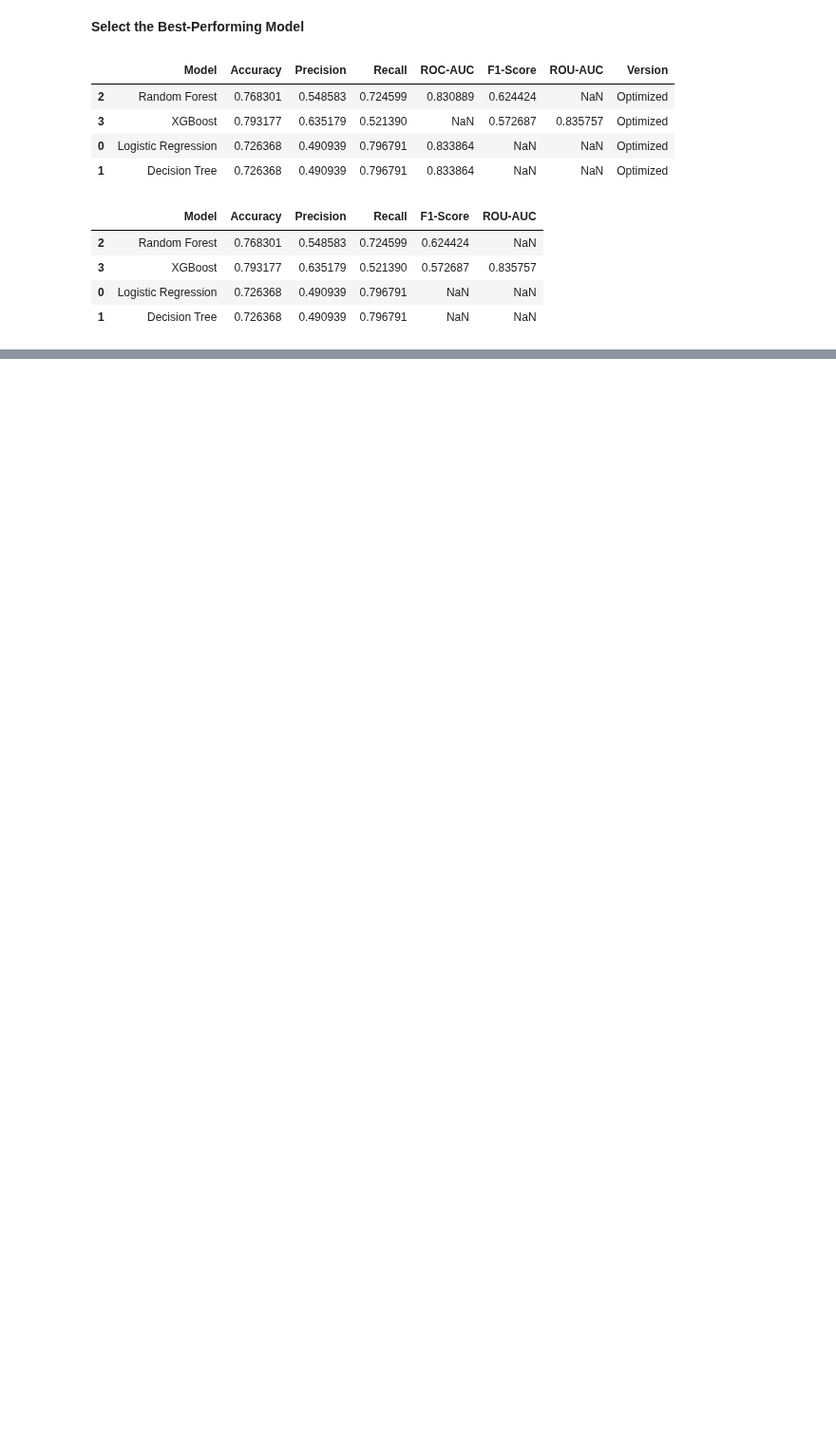
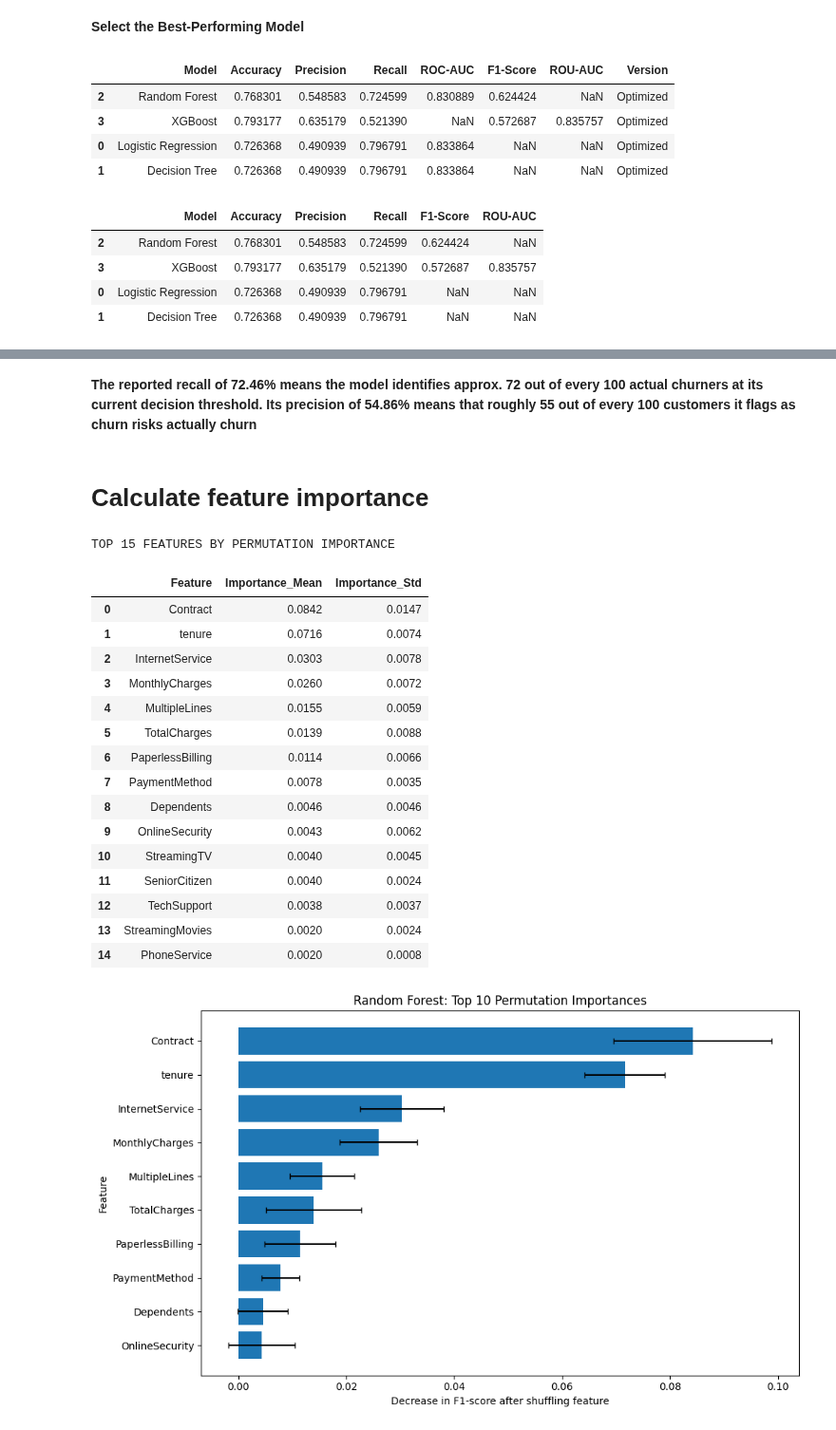
Before and after one commit to Domiclement/NEXAFRICA-CUSTOMER_CHURN_ANALYSIS, a Jupyter notebook: Customer_Churn_Analysis.ipynb, the cells around one changed output, grey strips where cells are left out. Shown at 95% size. Drawn from its saved outputs; the diff is of its cells as text; code cells hidden in the pictures; blank space fills up the shorter version.

```diff
--- a/Customer_Churn_Analysis.ipynb
+++ b/Customer_Churn_Analysis.ipynb
@@ -2069,0 +2736,75 @@ final_model_comparison[
+# %% [markdown]
+**The reported recall of 72.46% means the model identifies approx. 72 out of every 100 actual churners at its current decision threshold. Its precision of 54.86% means that roughly 55 out of every 100 customers it flags as churn risks actually churn**
+# %% [markdown]
+# Calculate feature importance
+# %%
+
+import pandas as pd
+import matplotlib.pyplot as plt
+from sklearn.inspection import permutation_importance
+
+# Use the optimized Random Forest pipeline
+final_model = optimized_rf
+
+# Measure importance on the held-out test data
+perm_result = permutation_importance(
+    final_model,
+    X_test,
+    y_test,
+    scoring="f1",
+    n_repeats=10,
+    random_state=42,
+    n_jobs=-1
+)
+
+# Build a feature importance table
+feature_importance = pd.DataFrame({
+    "Feature": X_test.columns,
+    "Importance_Mean": perm_result.importances_mean,
+    "Importance_Std": perm_result.importances_std
+})
+
+feature_importance = feature_importance.sort_values(
+    "Importance_Mean",
+    ascending=False
+).reset_index(drop=True)
+
+print("TOP 15 FEATURES BY PERMUTATION IMPORTANCE")
+display(feature_importance.head(15).round(4))
+
+# Plot the top 10 features
+top_features = feature_importance.head(10).sort_values(
+    "Importance_Mean"
+)
+
+plt.figure(figsize=(10, 6))
+plt.barh(
+    top_features["Feature"],
+    top_features["Importance_Mean"],
+    xerr=top_features["Importance_Std"],
+    capsize=3
+)
+plt.xlabel("Decrease in F1-score after shuffling feature")
+plt.ylabel("Feature")
+plt.title("Random Forest: Top 10 Permutation Importances")
+plt.tight_layout()
+plt.show()
+# %% [output]
+TOP 15 FEATURES BY PERMUTATION IMPORTANCE
+|  | Feature | Importance_Mean | Importance_Std |
+| 0 | Contract | 0.0842 | 0.0147 |
+| 1 | tenure | 0.0716 | 0.0074 |
+| 2 | InternetService | 0.0303 | 0.0078 |
+| 3 | MonthlyCharges | 0.0260 | 0.0072 |
+| 4 | MultipleLines | 0.0155 | 0.0059 |
+| 5 | TotalCharges | 0.0139 | 0.0088 |
+| 6 | PaperlessBilling | 0.0114 | 0.0066 |
+| 7 | PaymentMethod | 0.0078 | 0.0035 |
+| 8 | Dependents | 0.0046 | 0.0046 |
+| 9 | OnlineSecurity | 0.0043 | 0.0062 |
+| 10 | StreamingTV | 0.0040 | 0.0045 |
+| 11 | SeniorCitizen | 0.0040 | 0.0024 |
+| 12 | TechSupport | 0.0038 | 0.0037 |
+| 13 | StreamingMovies | 0.0020 | 0.0024 |
+| 14 | PhoneService | 0.0020 | 0.0008 |
+[figure, added]
```
Also changed, not shown: parts of 27 cells of this notebook.
